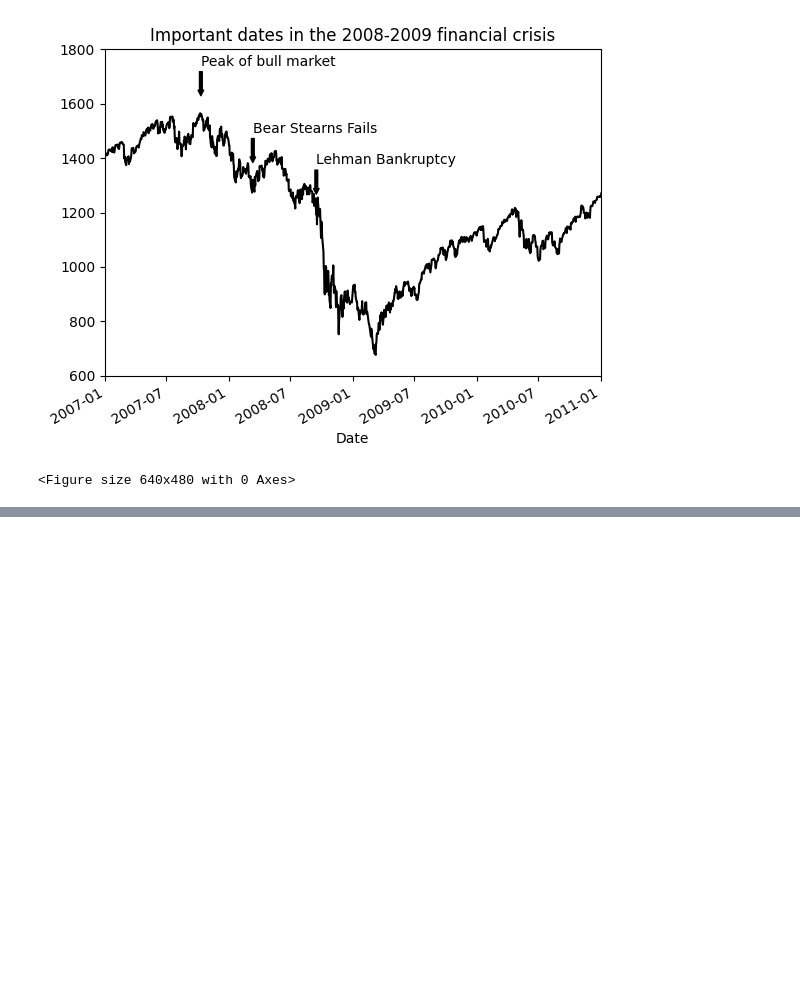
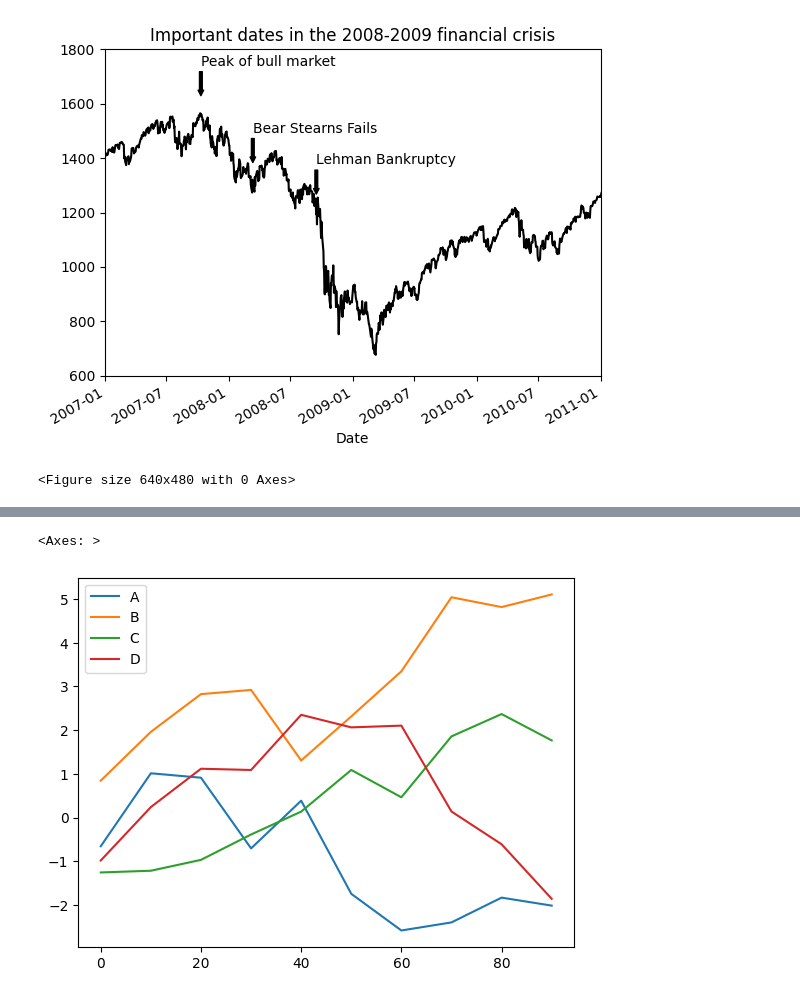
Before and after one commit to valdenio458/livro-python-para-analise-de-dados, a Jupyter notebook: capitulo_9.ipynb, the cells around one changed output, grey strips where cells are left out. Drawn from its saved outputs; the diff is of its cells as text; code cells hidden in the pictures; blank space fills up the shorter version.

```diff
--- a/capitulo_9.ipynb
+++ b/capitulo_9.ipynb
@@ -184,0 +196,19 @@ plt.savefig('/content/figpath.svg')
+# %%
+#  np.random.randn(10, 4): Gera uma matriz 10x4 de números aleatórios distribuídos normalmente.
+# .cumsum(0): Calcula a soma acumulativa ao longo do eixo 0 (ao longo das colunas) para cada linha na matriz gerada anteriormente. Isso cria uma sequência cumulativa de valores para cada coluna.
+
+# columns=['A', 'B', 'C', 'D']: Define os nomes das colunas do DataFrame como 'A', 'B', 'C' e 'D'.
+
+# index=np.arange(0, 100, 10): Define os índices das linhas do DataFrame usando uma sequência de números de 0 a 90,
+# com incrementos de 10.
+
+
+df = pd.DataFrame(np.random.randn(10,4).cumsum(0),
+                  columns=['A','B', 'C', 'D'],
+                  index=np.arange(0, 100, 10)
+                  )
+# %%
+df.plot()
+# %% [output]
+<Axes: >
+[figure, added]
```
Also changed, not shown: parts of 4 cells of this notebook.
